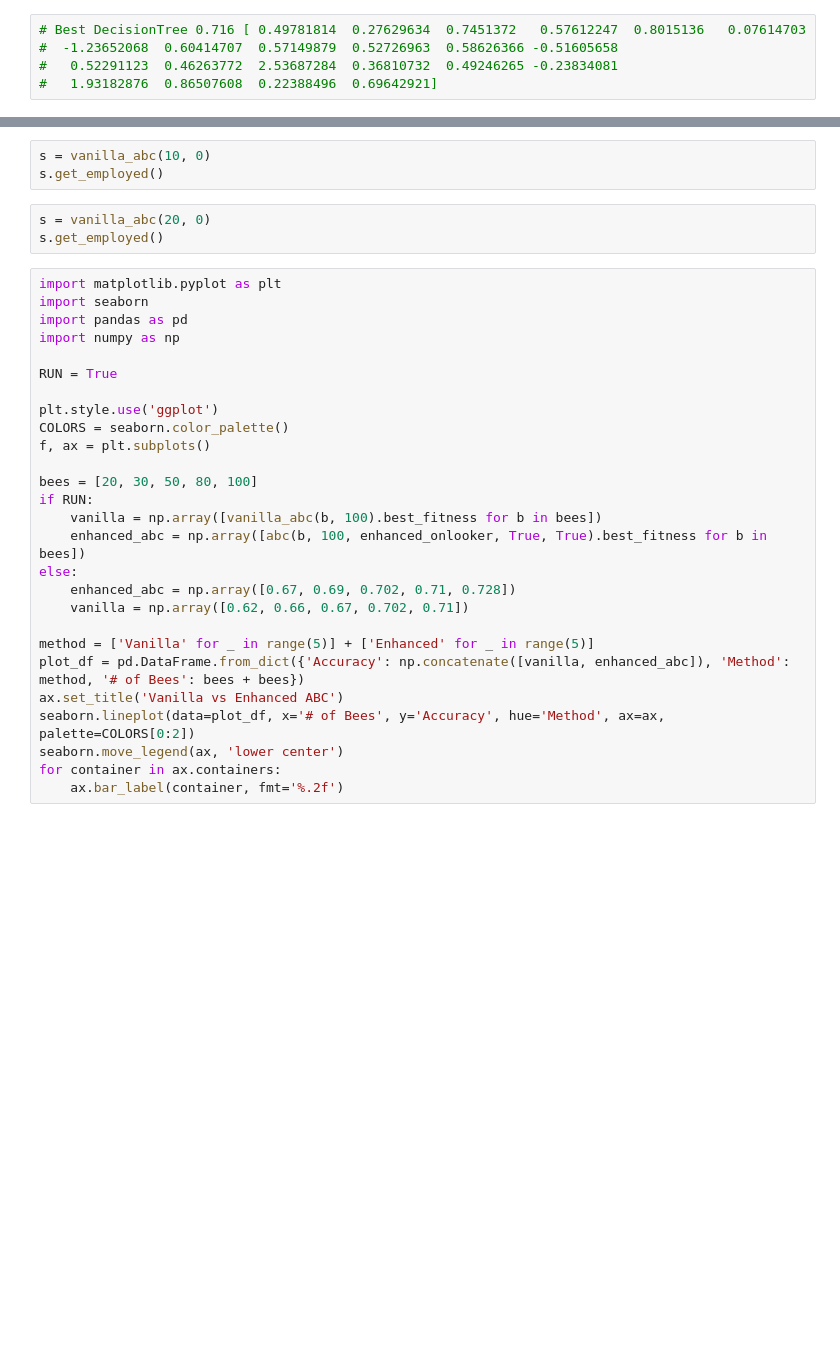
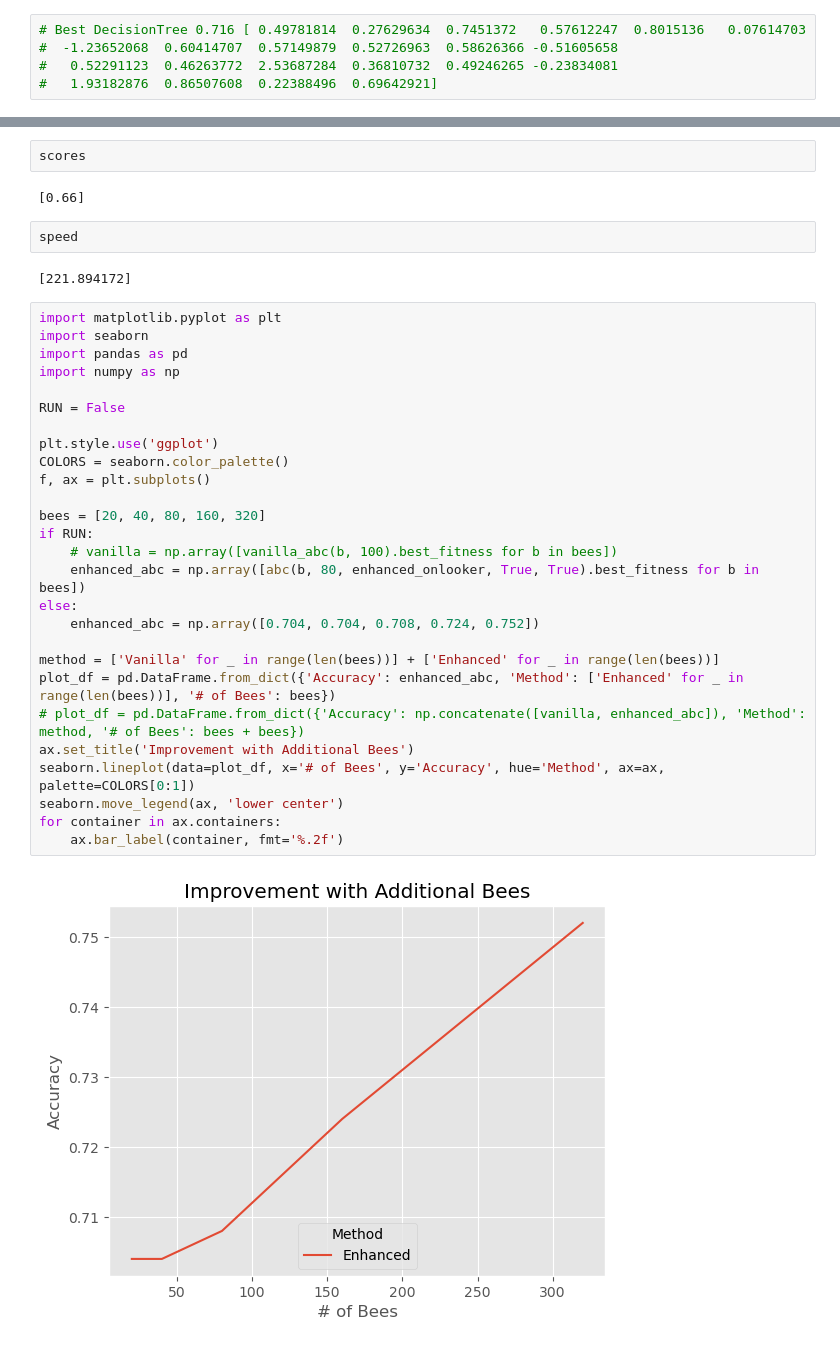
Before and after one commit to sbracellari/csi-6160, a Jupyter notebook: project/project.ipynb, the cells around one changed output, grey strips where cells are left out. Drawn from its saved outputs; the diff is of its cells as text; blank space fills up the shorter version.

```diff
--- a/project/project.ipynb
+++ b/project/project.ipynb
@@ -436,36 +523,40 @@ for container in ax[1].containers:
-# %%
-s = vanilla_abc(10, 0)
-s.get_employed()
-# %%
-s = vanilla_abc(20, 0)
-s.get_employed()
+# %%
+scores
+# %% [output]
+[0.66]
+# %%
+speed
+# %% [output]
+[221.894172]
 # %%
 import matplotlib.pyplot as plt
 import seaborn
 import pandas as pd
 import numpy as np
 
-RUN = True
+RUN = False
 
 plt.style.use('ggplot')
 COLORS = seaborn.color_palette()
 f, ax = plt.subplots()
 
-bees = [20, 30, 50, 80, 100]
+bees = [20, 40, 80, 160, 320]
 if RUN:
-    vanilla = np.array([vanilla_abc(b, 100).best_fitness for b in bees])
-    enhanced_abc = np.array([abc(b, 100, enhanced_onlooker, True, True).best_fitness for b in bees])
+    # vanilla = np.array([vanilla_abc(b, 100).best_fitness for b in bees])
+    enhanced_abc = np.array([abc(b, 80, enhanced_onlooker, True, True).best_fitness for b in bees])
 else:
-    enhanced_abc = np.array([0.67, 0.69, 0.702, 0.71, 0.728])
-    vanilla = np.array([0.62, 0.66, 0.67, 0.702, 0.71])
+    enhanced_abc = np.array([0.704, 0.704, 0.708, 0.724, 0.752])
 
-method = ['Vanilla' for _ in range(5)] + ['Enhanced' for _ in range(5)]
-plot_df = pd.DataFrame.from_dict({'Accuracy': np.concatenate([vanilla, enhanced_abc]), 'Method': method, '# of Bees': bees + bees})
-ax.set_title('Vanilla vs Enhanced ABC')
-seaborn.lineplot(data=plot_df, x='# of Bees', y='Accuracy', hue='Method', ax=ax, palette=COLORS[0:2])
+method = ['Vanilla' for _ in range(len(bees))] + ['Enhanced' for _ in range(len(bees))]
+plot_df = pd.DataFrame.from_dict({'Accuracy': enhanced_abc, 'Method': ['Enhanced' for _ in range(len(bees))], '# of Bees': bees})
+# plot_df = pd.DataFrame.from_dict({'Accuracy': np.concatenate([vanilla, enhanced_abc]), 'Method': method, '# of Bees': bees + bees})
+ax.set_title('Improvement with Additional Bees')
+seaborn.lineplot(data=plot_df, x='# of Bees', y='Accuracy', hue='Method', ax=ax, palette=COLORS[0:1])
 seaborn.move_legend(ax, 'lower center')
 for container in ax.containers:
     ax.bar_label(container, fmt='%.2f')
+# %% [output]
+[figure, added]
 # %%
 import matplotlib.pyplot as plt
 import seaborn
```
Also changed, not shown: parts of 22 cells of this notebook.
